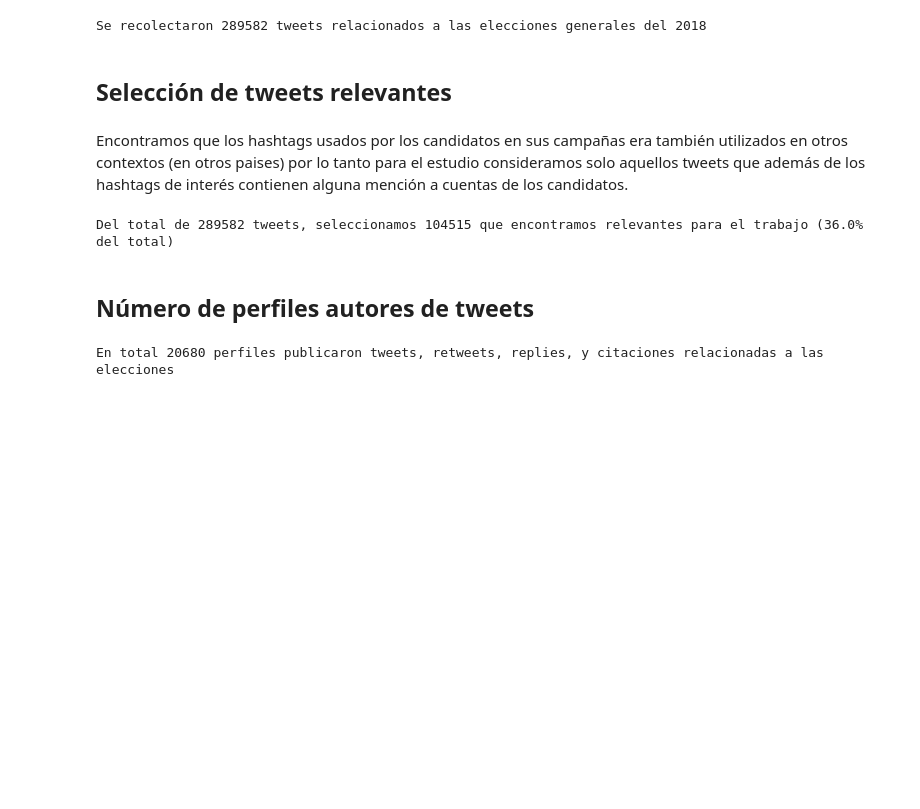
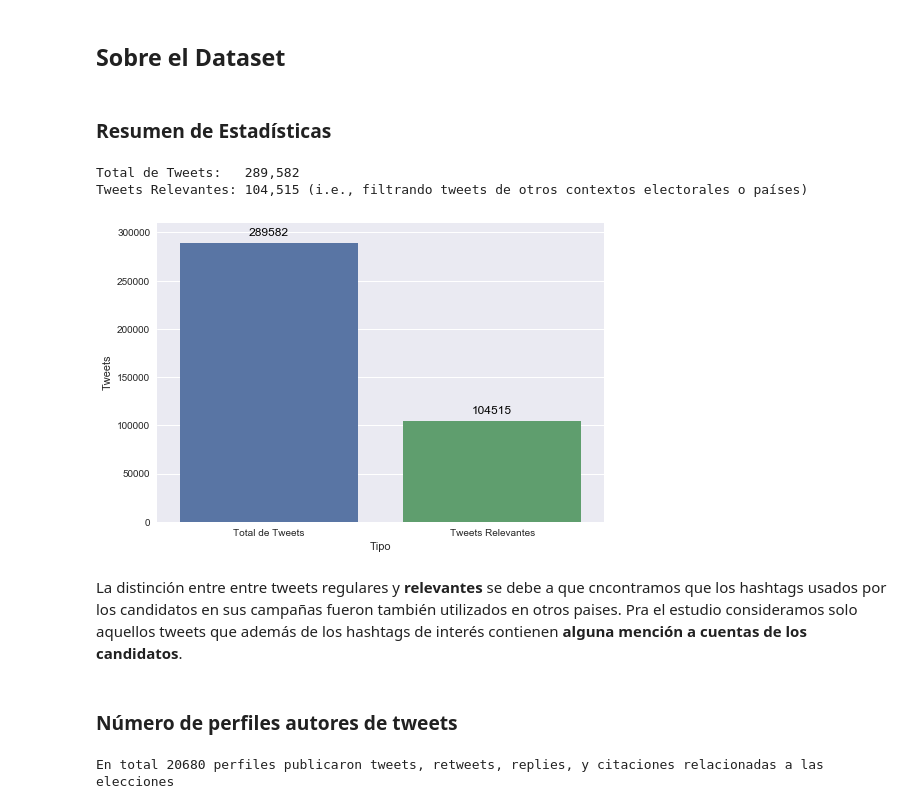
Before and after one commit to ParticipaPY/politic-bots, a Jupyter notebook: reports/notebooks/bots_politicos_generales_2018.ipynb, the cells around one changed output. Saved outputs shown, nothing was run; the diff lists cells and outputs as text; code cells hidden in the pictures; blank space fills up the shorter version.

Commit message:
Initial of report based on dataset 'generales2018'
Added also jupyter notebook extensions to fold/unfold code in the notebook.

```diff
--- a/reports/notebooks/bots_politicos_generales_2018.ipynb
+++ b/reports/notebooks/bots_politicos_generales_2018.ipynb
@@ -11,3 +5,7 @@ Usando el API de Twitter recoletamos **tweets publicados durante marzo y abril d
+# %% [markdown]
+## Sobre el Dataset
+# %% [markdown]
+### Resumen de Estadísticas
 # %%
 %matplotlib inline
 
@@ -31,6 +29,3 @@ plt.style.use('seaborn')
 # %%
 db = DBManager('tweets')
 total_tweets = db.search({},only_relevant_tws=False).count()
-print('Se recolectaron {0} tweets relacionados a las elecciones generales del 2018'.format(total_tweets))
-# %% [output]
-Se recolectaron 289582 tweets relacionados a las elecciones generales del 2018
@@ -37,19 +37,31 @@ Se recolectaron 289582 tweets relacionados a las elecciones generales del 2018
+# %%
+print('Total de Tweets: {0:9,d}'
+      .format(total_tweets))
+print('Tweets Relevantes: {0:6,d} (i.e., filtrando tweets de otros contextos electorales o países)'
+      .format(relevant_tweets))
+
+resumen_dataset = pd.DataFrame({
+    'Tipo': ['Total de Tweets', 'Tweets Relevantes'],
+    'Tweets': [total_tweets, relevant_tweets]
+}, index=['tt', 'tr'])
+
+fig_resumen = sns.barplot(x='Tipo', y='Tweets', data=resumen_dataset, order=['Total de Tweets', 'Tweets Relevantes'])
+ax_resumen = fig_resumen
+#annotate axis = seaborn axis
+for p in ax_resumen.patches:
+    ax_resumen.annotate("%d" % p.get_height(), (p.get_x() + p.get_width() / 2., p.get_height()),
+                 ha='center', va='center', fontsize=12, color='black', xytext=(0, 10),
+                 textcoords='offset points')
+_ = fig_resumen.set_ylim(0,310000) #To make space for the annotations
+plt.show()
+# %% [output]
+Total de Tweets:   289,582
+Tweets Relevantes: 104,515 (i.e., filtrando tweets de otros contextos electorales o países)
+[figure, added]
+# %% [markdown]
+La distinción entre entre tweets regulares y **relevantes** se debe a que cncontramos que los hashtags usados por los candidatos en sus campañas fueron también utilizados en otros paises. Pra el estudio consideramos solo aquellos tweets que además de los hashtags de interés contienen **alguna mención a cuentas de los candidatos**.
 # %% [markdown]
-## Selección de tweets relevantes
+### Número de perfiles autores de tweets
-# %% [markdown]
-Encontramos que los hashtags usados por los candidatos en sus campañas era también utilizados en otros contextos (en otros paises) por lo tanto para el estudio consideramos solo aquellos tweets que además de los hashtags de interés contienen alguna mención a cuentas de los candidatos.
-# %%
-#te = TweetEvaluator()
-#te.identify_relevant_tweets()
-relevant_tweets = db.search({'relevante':'1'}).count()
-per_relevant = round(100*(relevant_tweets/total_tweets),0)
-print('Del total de {0} tweets, seleccionamos {1} que encontramos ' \
-      'relevantes para el trabajo ({2}% del total)'.
-      format(total_tweets, relevant_tweets, per_relevant))
-# %% [output]
-Del total de 289582 tweets, seleccionamos 104515 que encontramos relevantes para el trabajo (36.0% del total)
-# %% [markdown]
-## Número de perfiles autores de tweets
 # %%
 dbu = DBManager('users')
 #unique_tw_authors = db.get_unique_users(**{'partido':'anr'})
```
Also changed, not shown: parts of 28 cells of this notebook, 2 other files.
